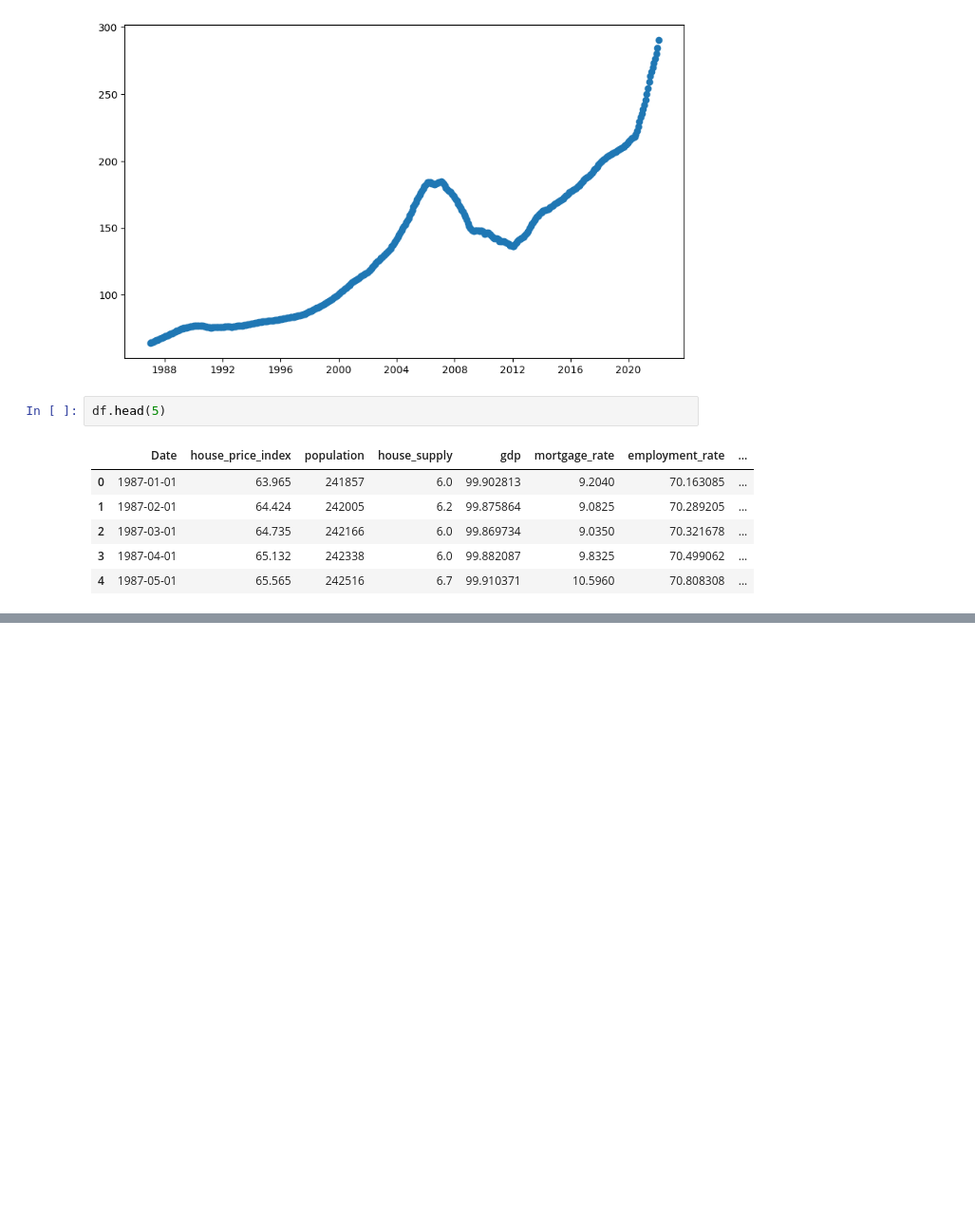
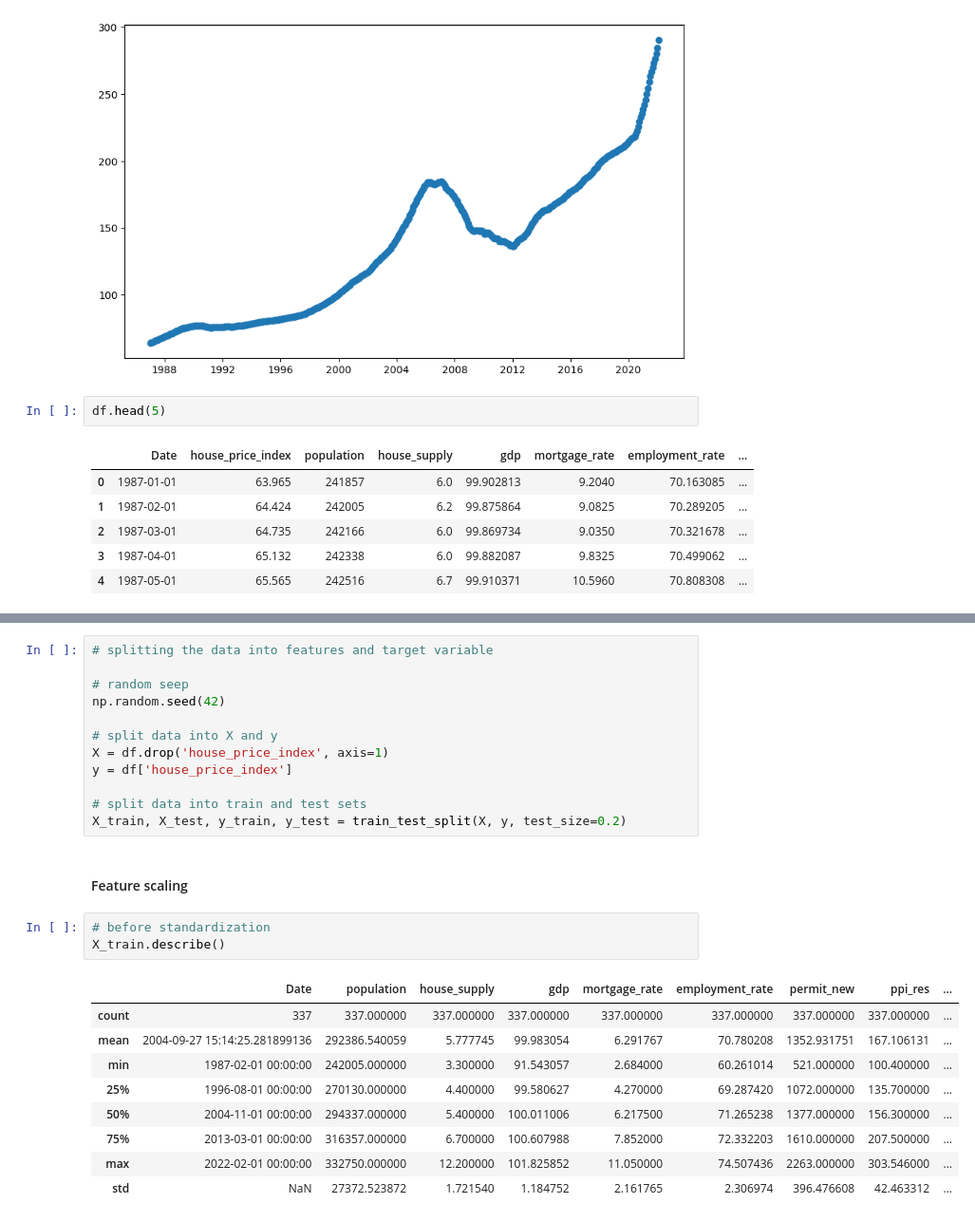
Before and after one commit to mwisechacha/US-home-prices, a Jupyter notebook: us_home_prices.ipynb, the cells around one changed output, grey strips where cells are left out. Shown at 95% size. Cells and saved outputs as stored; diff of their text form; blank space fills up the shorter version.

```diff
--- a/us_home_prices.ipynb
+++ b/us_home_prices.ipynb
@@ -182,0 +209,27 @@ df.head(5)
+# %%
+# splitting the data into features and target variable
+
+# random seep
+np.random.seed(42)
+
+# split data into X and y
+X = df.drop('house_price_index', axis=1)
+y = df['house_price_index']
+
+# split data into train and test sets
+X_train, X_test, y_train, y_test = train_test_split(X, y, test_size=0.2)
+# %% [markdown]
+#### Feature scaling
+# %%
+# before standardization
+X_train.describe()
+# %% [output]
+|  | Date | population | house_supply | gdp | mortgage_rate | employment_rate | permit_new | ppi_res | ... |
+| count | 337 | 337.000000 | 337.000000 | 337.000000 | 337.000000 | 337.000000 | 337.000000 | 337.000000 | ... |
+| mean | 2004-09-27 15:14:25.281899136 | 292386.540059 | 5.777745 | 99.983054 | 6.291767 | 70.780208 | 1352.931751 | 167.106131 | ... |
+| min | 1987-02-01 00:00:00 | 242005.000000 | 3.300000 | 91.543057 | 2.684000 | 60.261014 | 521.000000 | 100.400000 | ... |
+| 25% | 1996-08-01 00:00:00 | 270130.000000 | 4.400000 | 99.580627 | 4.270000 | 69.287420 | 1072.000000 | 135.700000 | ... |
+| 50% | 2004-11-01 00:00:00 | 294337.000000 | 5.400000 | 100.011006 | 6.217500 | 71.265238 | 1377.000000 | 156.300000 | ... |
+| 75% | 2013-03-01 00:00:00 | 316357.000000 | 6.700000 | 100.607988 | 7.852000 | 72.332203 | 1610.000000 | 207.500000 | ... |
+| max | 2022-02-01 00:00:00 | 332750.000000 | 12.200000 | 101.825852 | 11.050000 | 74.507436 | 2263.000000 | 303.546000 | ... |
+| std | NaN | 27372.523872 | 1.721540 | 1.184752 | 2.161765 | 2.306974 | 396.476608 | 42.463312 | ... |
```
Also changed, not shown: parts of 18 cells of this notebook.
